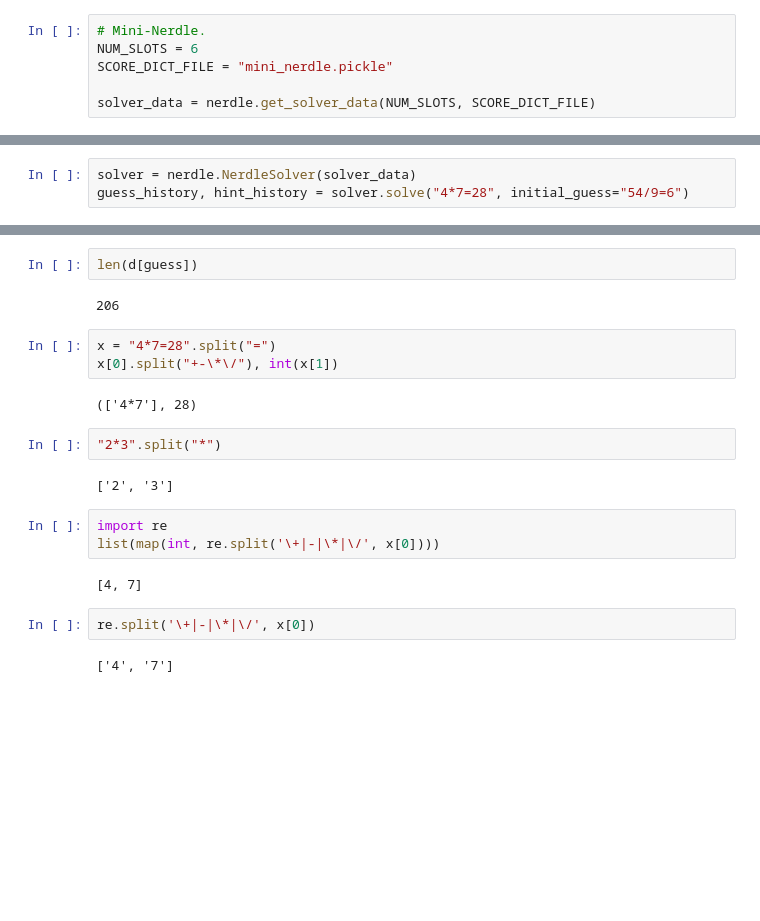
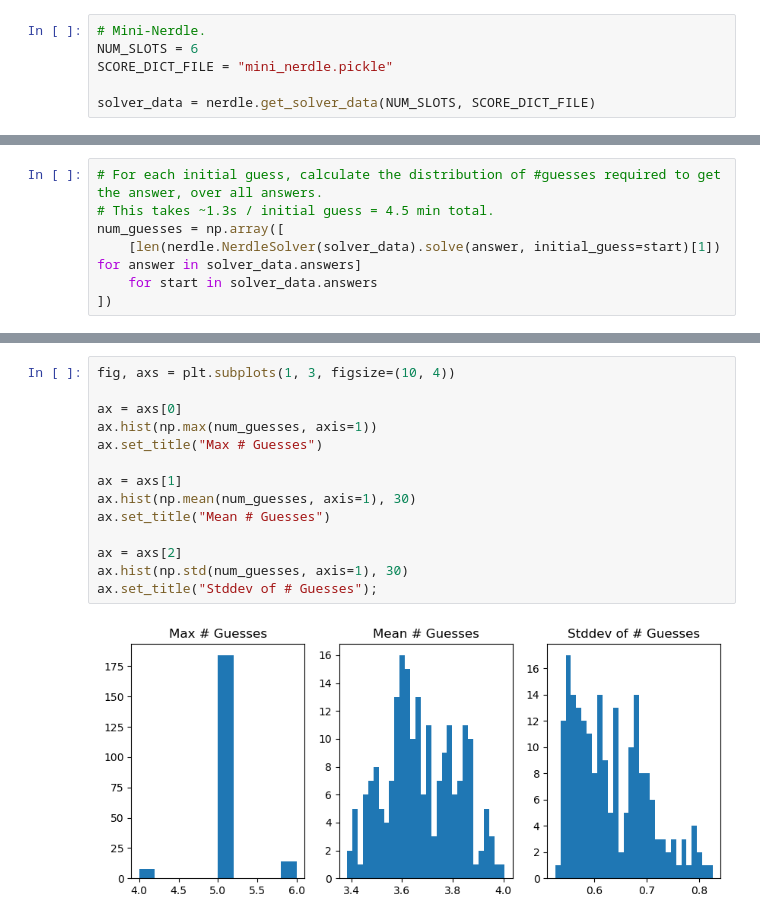
Before and after one commit to orenlivne/nerdle-solver, a Jupyter notebook: mini_nerdle_test.ipynb, the cells around one changed output, grey strips where cells are left out. Drawn from its saved outputs; the diff is of its cells as text; blank space fills up the shorter version.

Commit message:
Solved mini Nerdle. It always takes at most 4 guesses. Best initial guess (mini max, then on average) is "56/7=8" at 3.38 +- 0.52 # guesses.

```diff
--- a/mini_nerdle_test.ipynb
+++ b/mini_nerdle_test.ipynb
@@ -54,3 +48,7 @@ True
 # %%
-solver = nerdle.NerdleSolver(solver_data)
-guess_history, hint_history = solver.solve("4*7=28", initial_guess="54/9=6")
+# For each initial guess, calculate the distribution of #guesses required to get the answer, over all answers.
+# This takes ~1.3s / initial guess = 4.5 min total.
+num_guesses = np.array([
+    [len(nerdle.NerdleSolver(solver_data).solve(answer, initial_guess=start)[1]) for answer in solver_data.answers]
+    for start in solver_data.answers
+])
@@ -61,22 +55,16 @@ guess_history, hint_history
-# %%
-len(d[guess])
-# %% [output]
-206
-# %%
-x = "4*7=28".split("=")
-x[0].split("+-\*\/"), int(x[1])
-# %% [output]
-(['4*7'], 28)
-# %%
-"2*3".split("*")
-# %% [output]
-['2', '3']
-# %%
-import re
-list(map(int, re.split('\+|-|\*|\/', x[0])))
-# %% [output]
-[4, 7]
-# %%
-re.split('\+|-|\*|\/', x[0])
-# %% [output]
-['4', '7']
+# %%
+fig, axs = plt.subplots(1, 3, figsize=(10, 4))
+
+ax = axs[0]
+ax.hist(np.max(num_guesses, axis=1))
+ax.set_title("Max # Guesses")
+
+ax = axs[1]
+ax.hist(np.mean(num_guesses, axis=1), 30)
+ax.set_title("Mean # Guesses")
+
+ax = axs[2]
+ax.hist(np.std(num_guesses, axis=1), 30)
+ax.set_title("Stddev of # Guesses");
+# %% [output]
+[figure, added]
```
Also changed, not shown: parts of 8 cells of this notebook, 2 other files.
